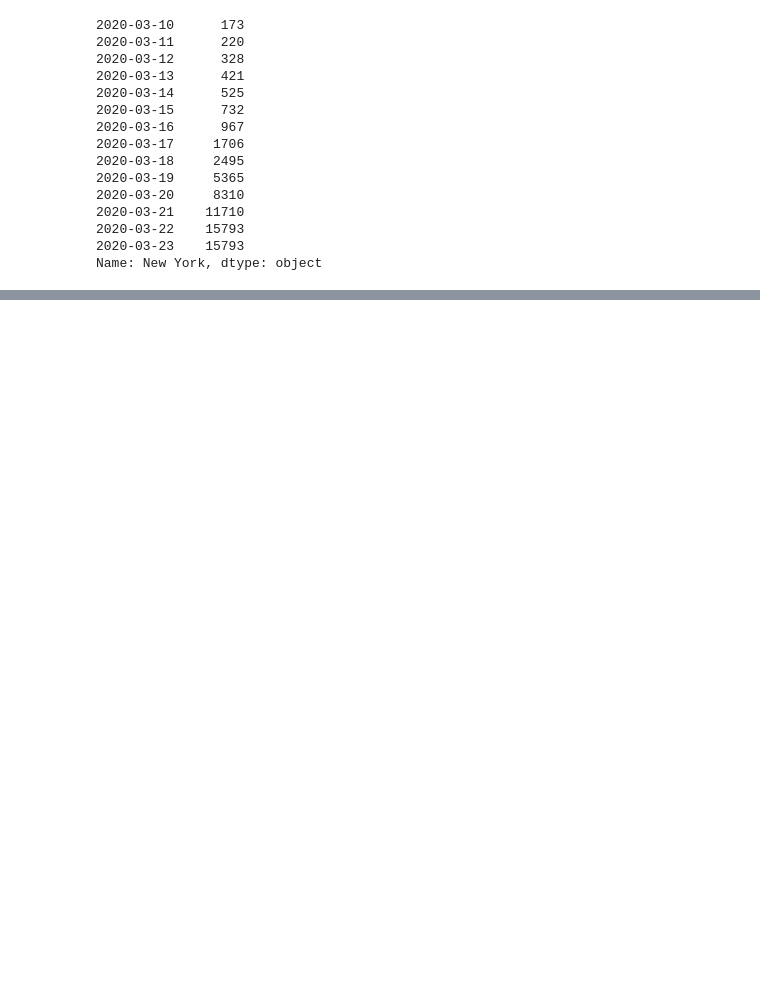
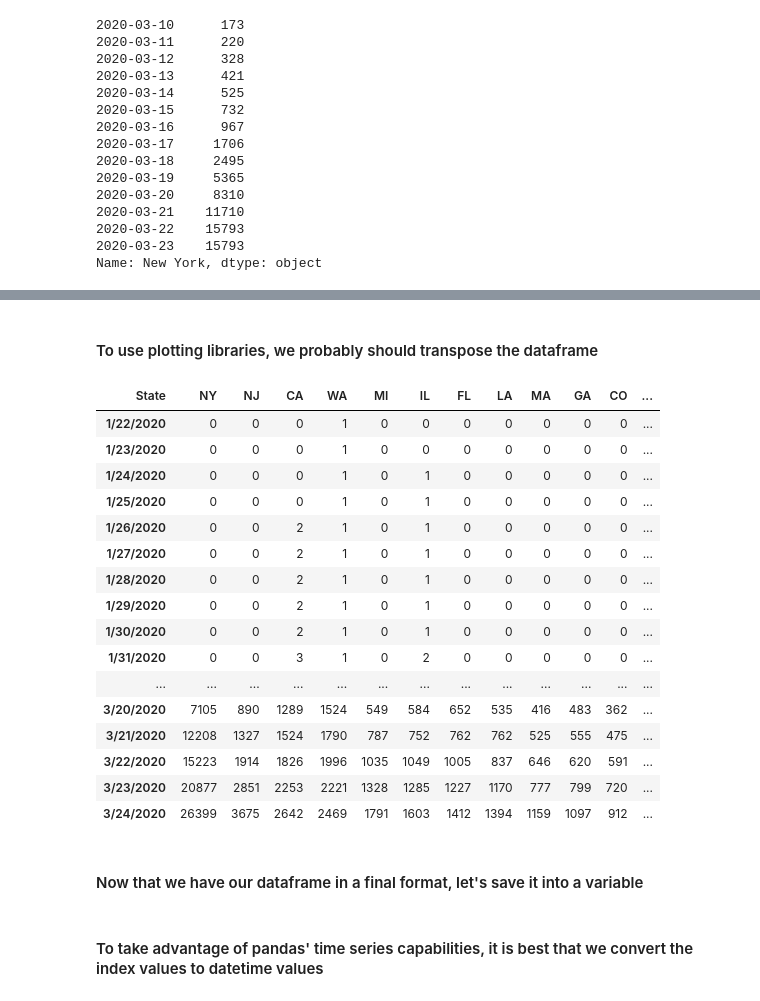
Before and after one commit to pybokeh/jupyter_notebooks, a Jupyter notebook: pandas/misc/covid-19/covid19_time_series.ipynb, the cells around one changed output, grey strips where cells are left out. Saved outputs shown, nothing was run; the diff lists cells and outputs as text; code cells hidden in the pictures; blank space fills up the shorter version.

Commit message:
Updated covid-19 time series notebook using a different source for US states data

```diff
--- a/pandas/misc/covid-19/covid19_time_series.ipynb
+++ b/pandas/misc/covid-19/covid19_time_series.ipynb
@@ -136,0 +159,4 @@ df_final['2020-03-10':].loc[:, 'New York'].hvplot()
+# %%
+r = requests.get(url, headers=headers)
+# %%
+df = pd.read_csv(io.StringIO(r.text))
@@ -136,0 +174,2 @@ df_final['2020-03-10':].loc[:, 'New York'].hvplot()
+# %%
+df.drop(labels=['ï»¿countyFIPS', 'County Name', 'stateFIPS'], axis='columns', inplace=True)
@@ -136,0 +212,3 @@ df_final['2020-03-10':].loc[:, 'New York'].hvplot()
+# %%
+latest_date = (date.today() + timedelta(days=-1)).strftime("%-m/%-d/%Y")
+latest_date
@@ -136,0 +240,24 @@ df_final['2020-03-10':].loc[:, 'New York'].hvplot()
+# %% [markdown]
+#### To use plotting libraries, we probably should transpose the dataframe
+# %%
+df.groupby('State').agg('sum').sort_values(by=latest_date, ascending=False).transpose()
+# %% [output]
+| State | NY | NJ | CA | WA | MI | IL | FL | LA | MA | GA | CO | ... |
+| 1/22/2020 | 0 | 0 | 0 | 1 | 0 | 0 | 0 | 0 | 0 | 0 | 0 | ... |
+| 1/23/2020 | 0 | 0 | 0 | 1 | 0 | 0 | 0 | 0 | 0 | 0 | 0 | ... |
+| 1/24/2020 | 0 | 0 | 0 | 1 | 0 | 1 | 0 | 0 | 0 | 0 | 0 | ... |
+| 1/25/2020 | 0 | 0 | 0 | 1 | 0 | 1 | 0 | 0 | 0 | 0 | 0 | ... |
+| 1/26/2020 | 0 | 0 | 2 | 1 | 0 | 1 | 0 | 0 | 0 | 0 | 0 | ... |
+| 1/27/2020 | 0 | 0 | 2 | 1 | 0 | 1 | 0 | 0 | 0 | 0 | 0 | ... |
+| 1/28/2020 | 0 | 0 | 2 | 1 | 0 | 1 | 0 | 0 | 0 | 0 | 0 | ... |
+| 1/29/2020 | 0 | 0 | 2 | 1 | 0 | 1 | 0 | 0 | 0 | 0 | 0 | ... |
+| 1/30/2020 | 0 | 0 | 2 | 1 | 0 | 1 | 0 | 0 | 0 | 0 | 0 | ... |
+| 1/31/2020 | 0 | 0 | 3 | 1 | 0 | 2 | 0 | 0 | 0 | 0 | 0 | ... |
+| ... | ... | ... | ... | ... | ... | ... | ... | ... | ... | ... | ... | ... |
+| 3/20/2020 | 7105 | 890 | 1289 | 1524 | 549 | 584 | 652 | 535 | 416 | 483 | 362 | ... |
+| 3/21/2020 | 12208 | 1327 | 1524 | 1790 | 787 | 752 | 762 | 762 | 525 | 555 | 475 | ... |
+| 3/22/2020 | 15223 | 1914 | 1826 | 1996 | 1035 | 1049 | 1005 | 837 | 646 | 620 | 591 | ... |
+| 3/23/2020 | 20877 | 2851 | 2253 | 2221 | 1328 | 1285 | 1227 | 1170 | 777 | 799 | 720 | ... |
+| 3/24/2020 | 26399 | 3675 | 2642 | 2469 | 1791 | 1603 | 1412 | 1394 | 1159 | 1097 | 912 | ... |
+# %% [markdown]
+#### Now that we have our dataframe in a final format, let's save it into a variable
@@ -136,0 +266,2 @@ df_final['2020-03-10':].loc[:, 'New York'].hvplot()
+# %% [markdown]
+#### To take advantage of pandas' time series capabilities, it is best that we convert the index values to datetime values
```
Also changed, not shown: parts of 26 cells of this notebook, 2 other files.
